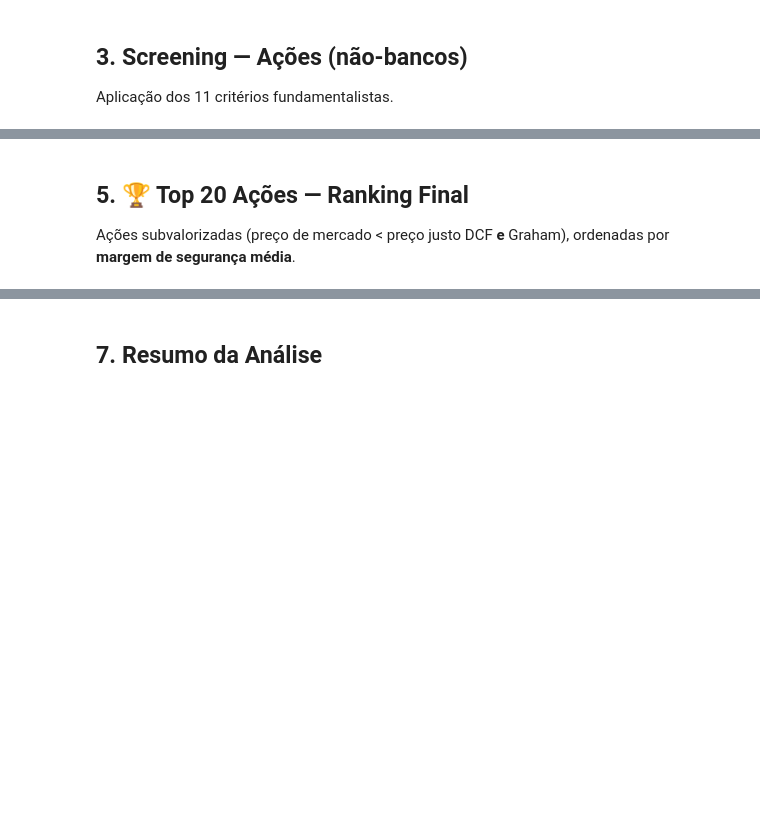
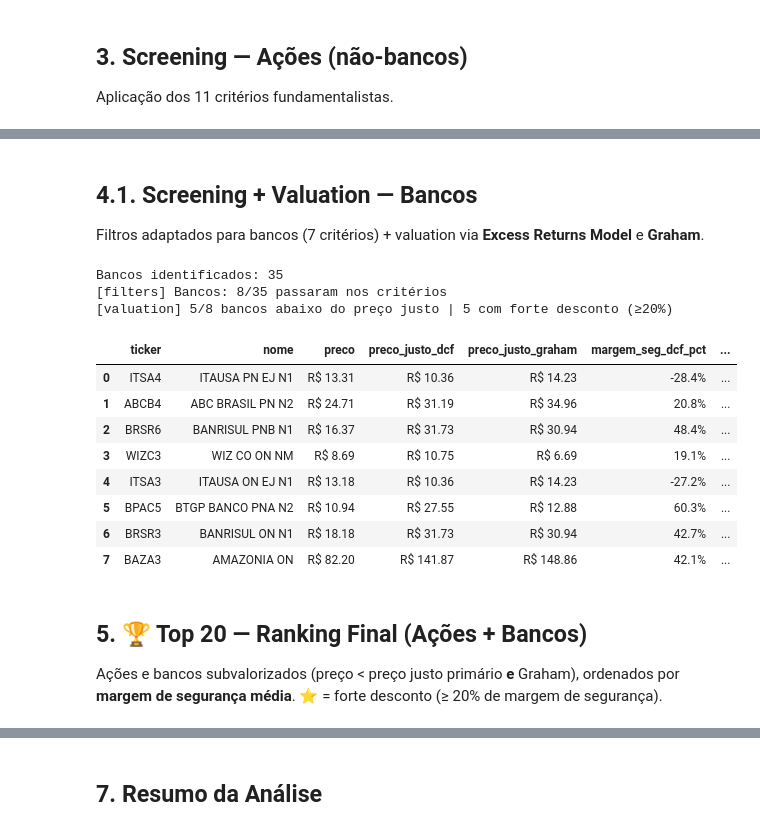
Before and after one commit to alisson446/stock-analysis, a Jupyter notebook: analysis.ipynb, the cells around one changed output, grey strips where cells are left out. Cells and saved outputs as stored; diff of their text form; code cells hidden in the pictures; blank space fills up the shorter version.

```diff
--- a/analysis.ipynb
+++ b/analysis.ipynb
@@ -192,5 +180,53 @@ else:
+# %% [markdown]
+## 4.1. Screening + Valuation — Bancos
+
+Filtros adaptados para bancos (7 critérios) + valuation via **Excess Returns Model** e **Graham**.
+# %%
+# Separar bancos dos dados fundamentalistas usando a classificação do scraper
+from src.scraper import KNOWN_BANK_TICKERS, BANK_INDUSTRIES
+
+bank_mask = (
+    stock_fundamentals_clean['ticker'].isin(KNOWN_BANK_TICKERS) |
+    stock_fundamentals_clean['industria'].str.lower().isin(BANK_INDUSTRIES)
+)
+bank_fundamentals = stock_fundamentals_clean[bank_mask].copy()
+print(f"Bancos identificados: {len(bank_fundamentals)}")
+
+# Aplicar filtros para bancos
+filtered_banks = filters.apply_bank_filters(bank_fundamentals)
+
+# Calcular valuation (Excess Returns + Graham) para bancos
+if len(filtered_banks) > 0:
+    valued_banks = valuation.apply_valuation(filtered_banks, stock_fundamentals_clean, model='bank')
+
+    val_cols = ['ticker', 'nome', 'preco', 'preco_justo_dcf', 'preco_justo_graham',
+                'margem_seg_dcf_pct', 'margem_seg_graham_pct', 'undervalued', 'forte_desconto']
+    display(valued_banks[val_cols].style.format({
+        'preco': 'R$ {:.2f}',
+        'preco_justo_dcf': 'R$ {:.2f}',
+        'preco_justo_graham': 'R$ {:.2f}',
+        'margem_seg_dcf_pct': '{:.1f}%',
+        'margem_seg_graham_pct': '{:.1f}%',
+    }))
+else:
+    valued_banks = pd.DataFrame()
+    print("⚠️ Nenhum banco passou nos critérios de filtragem.")
+# %% [output]
+Bancos identificados: 35
+[filters] Bancos: 8/35 passaram nos critérios
+[valuation] 5/8 bancos abaixo do preço justo | 5 com forte desconto (≥20%)
+|  | ticker | nome | preco | preco_justo_dcf | preco_justo_graham | margem_seg_dcf_pct | ... |
+| 0 | ITSA4 | ITAUSA PN EJ N1 | R$ 13.31 | R$ 10.36 | R$ 14.23 | -28.4% | ... |
+| 1 | ABCB4 | ABC BRASIL PN N2 | R$ 24.71 | R$ 31.19 | R$ 34.96 | 20.8% | ... |
+| 2 | BRSR6 | BANRISUL PNB N1 | R$ 16.37 | R$ 31.73 | R$ 30.94 | 48.4% | ... |
+| 3 | WIZC3 | WIZ CO ON NM | R$ 8.69 | R$ 10.75 | R$ 6.69 | 19.1% | ... |
+| 4 | ITSA3 | ITAUSA ON EJ N1 | R$ 13.18 | R$ 10.36 | R$ 14.23 | -27.2% | ... |
+| 5 | BPAC5 | BTGP BANCO PNA N2 | R$ 10.94 | R$ 27.55 | R$ 12.88 | 60.3% | ... |
+| 6 | BRSR3 | BANRISUL ON N1 | R$ 18.18 | R$ 31.73 | R$ 30.94 | 42.7% | ... |
+| 7 | BAZA3 | AMAZONIA ON | R$ 82.20 | R$ 141.87 | R$ 148.86 | 42.1% | ... |
 # %% [markdown]
-## 5. 🏆 Top 20 Ações — Ranking Final
+## 5. 🏆 Top 20 — Ranking Final (Ações + Bancos)
 
-Ações subvalorizadas (preço de mercado < preço justo DCF **e** Graham), ordenadas por **margem de segurança média**.
+Ações e bancos subvalorizados (preço < preço justo primário **e** Graham), ordenados por **margem de segurança média**.
+⭐ = forte desconto (≥ 20% de margem de segurança).
 # %%
```
Also changed, not shown: parts of 7 cells of this notebook, 3 other files.
